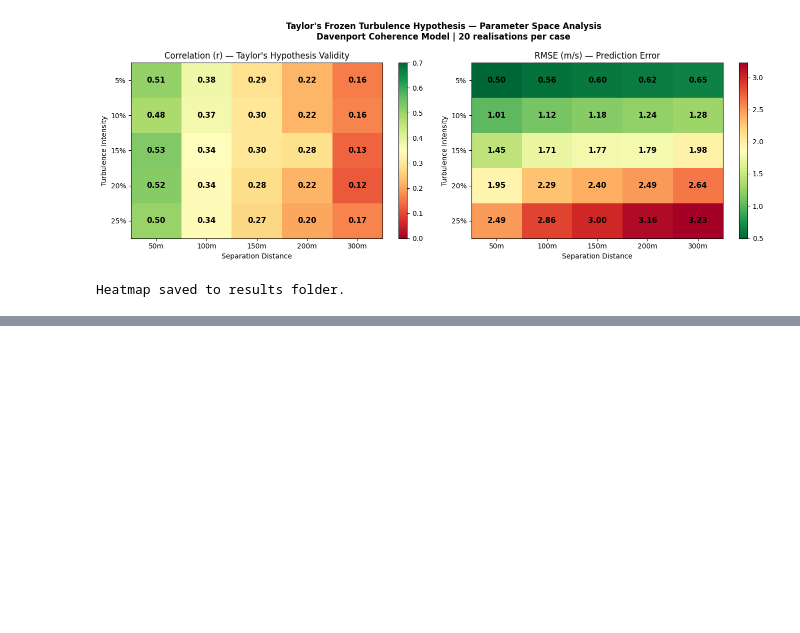
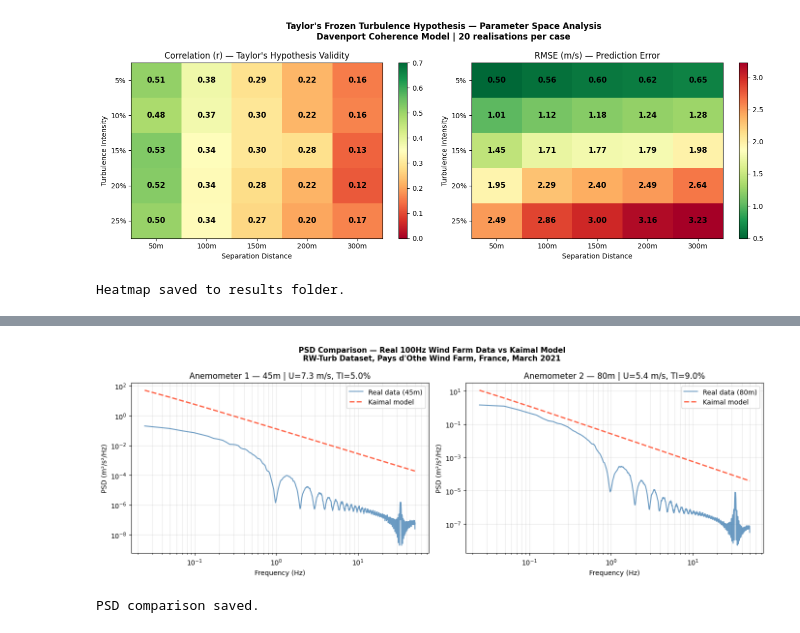
Before and after one commit to qama94/lidar-wind-forecasting, a Jupyter notebook: 01_data_exploration.ipynb, the cells around one changed output, grey strips where cells are left out. Drawn from its saved outputs; the diff is of its cells as text; code cells hidden in the pictures; blank space fills up the shorter version.

```diff
--- a/01_data_exploration.ipynb
+++ b/01_data_exploration.ipynb
@@ -794,0 +1035,20 @@ Heatmap saved to results folder.
+# %%
+# Load high-frequency 100Hz sonic anemometer data
+import pandas as pd
+
+# Load both anemometer files
+path_anem1 = r'C:\Users\gamar\Documents\lidar-wind-forecasting\data\Hourly_data_100Hz_Anemometer_1_20210301_00.csv'
+path_anem2 = r'C:\Users\gamar\Documents\lidar-wind-forecasting\data\Hourly_data_100Hz_Anemometer_2_20210301_00.csv'
+
+df1 = pd.read_csv(path_anem1)
+df2 = pd.read_csv(path_anem2)
+
+print("Anemometer 1:")
+print(df1.head())
+print(f"Shape: {df1.shape}")
+print(f"Columns: {list(df1.columns)}")
+print()
+print("Anemometer 2:")
+print(df2.head())
+print(f"Shape: {df2.shape}")
+print(f"Columns: {list(df2.columns)}")
@@ -794,0 +1234,34 @@ Heatmap saved to results folder.
+# %%
+# Plot PSD comparison
+fig, (ax1, ax2) = plt.subplots(1, 2, figsize=(14, 5))
+
+ax1.loglog(freqs_w1[1:], psd_w1[1:], color='steelblue', linewidth=1.5,
+           alpha=0.8, label='Real data (45m)')
+ax1.loglog(freqs_w1[1:], S_kaimal_1 * scale1, color='tomato',
+           linewidth=2, linestyle='--', label='Kaimal model')
+ax1.set_xlabel('Frequency (Hz)')
+ax1.set_ylabel('PSD (m²/s²/Hz)')
+ax1.set_title(f'Anemometer 1 — 45m | U={U1:.1f} m/s, TI={TI1*100:.1f}%')
+ax1.legend()
+ax1.grid(True, alpha=0.3, which='both')
+
+ax2.loglog(freqs_w2[1:], psd_w2[1:], color='steelblue', linewidth=1.5,
+           alpha=0.8, label='Real data (80m)')
+ax2.loglog(freqs_w2[1:], S_kaimal_2 * scale2, color='tomato',
+           linewidth=2, linestyle='--', label='Kaimal model')
+ax2.set_xlabel('Frequency (Hz)')
+ax2.set_ylabel('PSD (m²/s²/Hz)')
+ax2.set_title(f'Anemometer 2 — 80m | U={U2:.1f} m/s, TI={TI2*100:.1f}%')
+ax2.legend()
+ax2.grid(True, alpha=0.3, which='both')
+
+plt.suptitle("PSD Comparison — Real 100Hz Wind Farm Data vs Kaimal Model\n"
+             "RW-Turb Dataset, Pays d'Othe Wind Farm, France, March 2021",
+             fontsize=11, fontweight='bold')
+plt.tight_layout()
+plt.savefig('../results/real_data_100Hz_psd_comparison.png', dpi=150, bbox_inches='tight')
+plt.show()
+print("PSD comparison saved.")
+# %% [output]
+[figure, added]
+PSD comparison saved.
```
Also changed, not shown: parts of 10 cells of this notebook.
